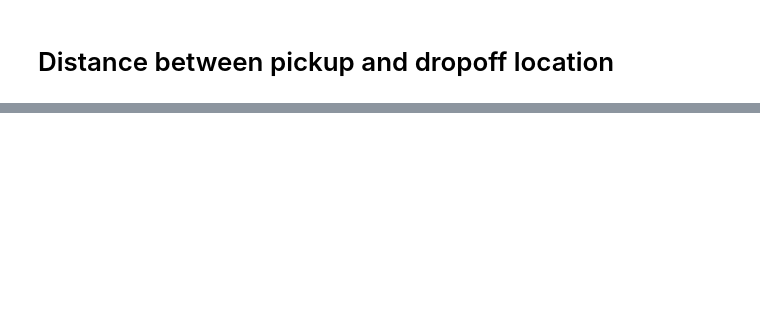
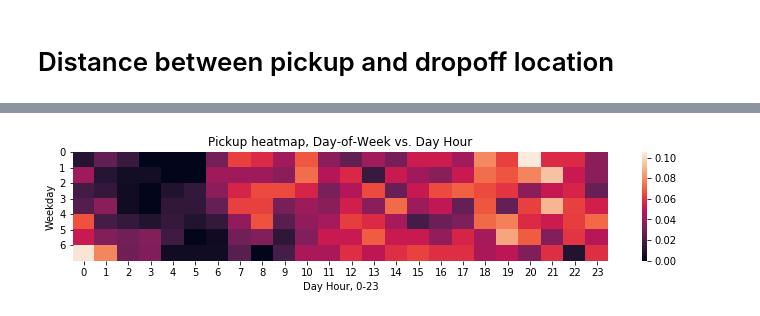
Before and after one commit to jungi21cc/taxi, a Jupyter notebook: taxi_EDA_integrated.ipynb, the cells around one changed output, grey strips where cells are left out. Cells and saved outputs as stored; diff of their text form; code cells hidden in the pictures; blank space fills up the shorter version.

```diff
--- a/taxi_EDA_integrated.ipynb
+++ b/taxi_EDA_integrated.ipynb
@@ -190,0 +233,15 @@ train_sample.head(5)
+# %%
+plt.figure(figsize=(12,2))
+sns.heatmap(data=pd.crosstab(train.pick_dayofweek,
+                             train.pick_datehour,
+                             values=train.id,
+                             aggfunc='count',
+                             normalize='index'))
+
+plt.title('Pickup heatmap, Day-of-Week vs. Day Hour')
+plt.ylabel('Weekday') ; plt.xlabel('Day Hour, 0-23')
+plt.yticks(range(0,7), rotation='horizontal')
+
+plt.show()
+# %% [output]
+[figure, added]
```
Also changed, not shown: parts of 29 cells of this notebook.
